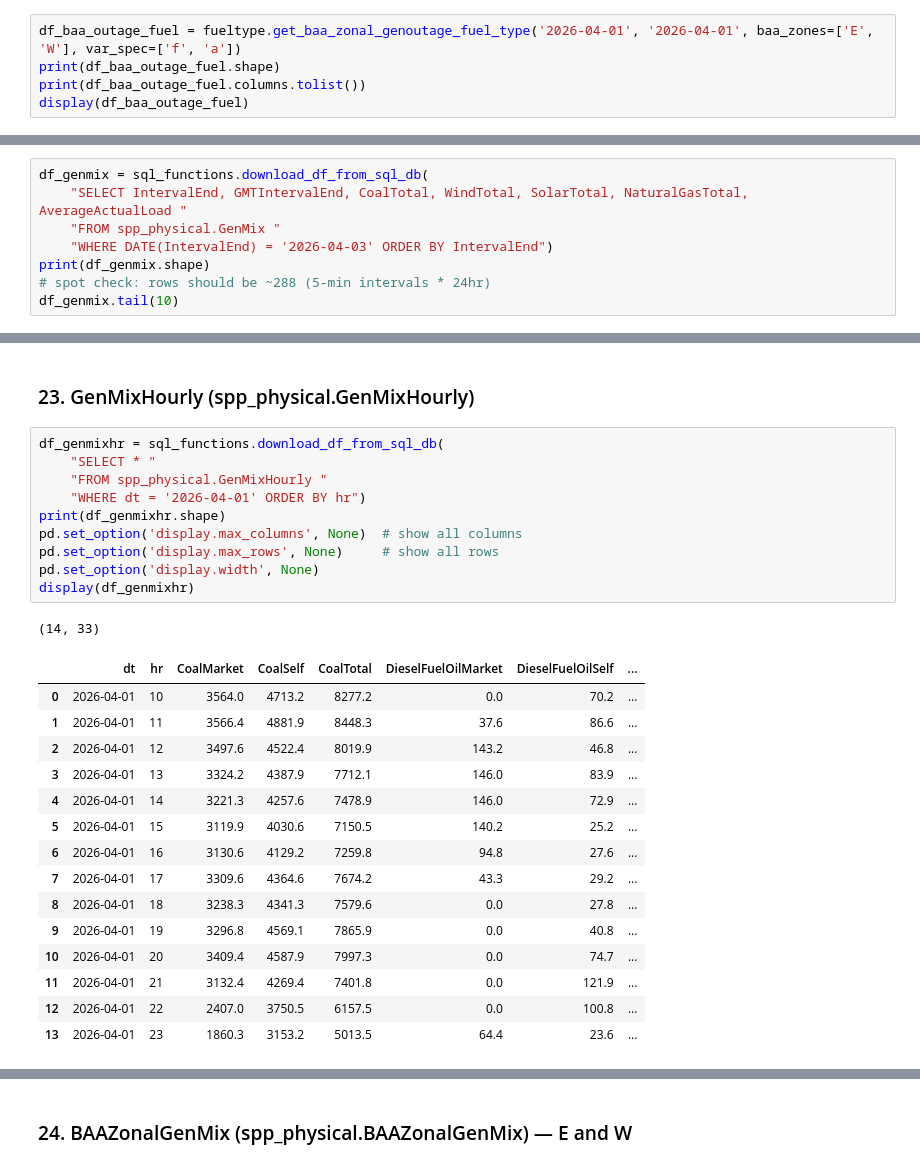
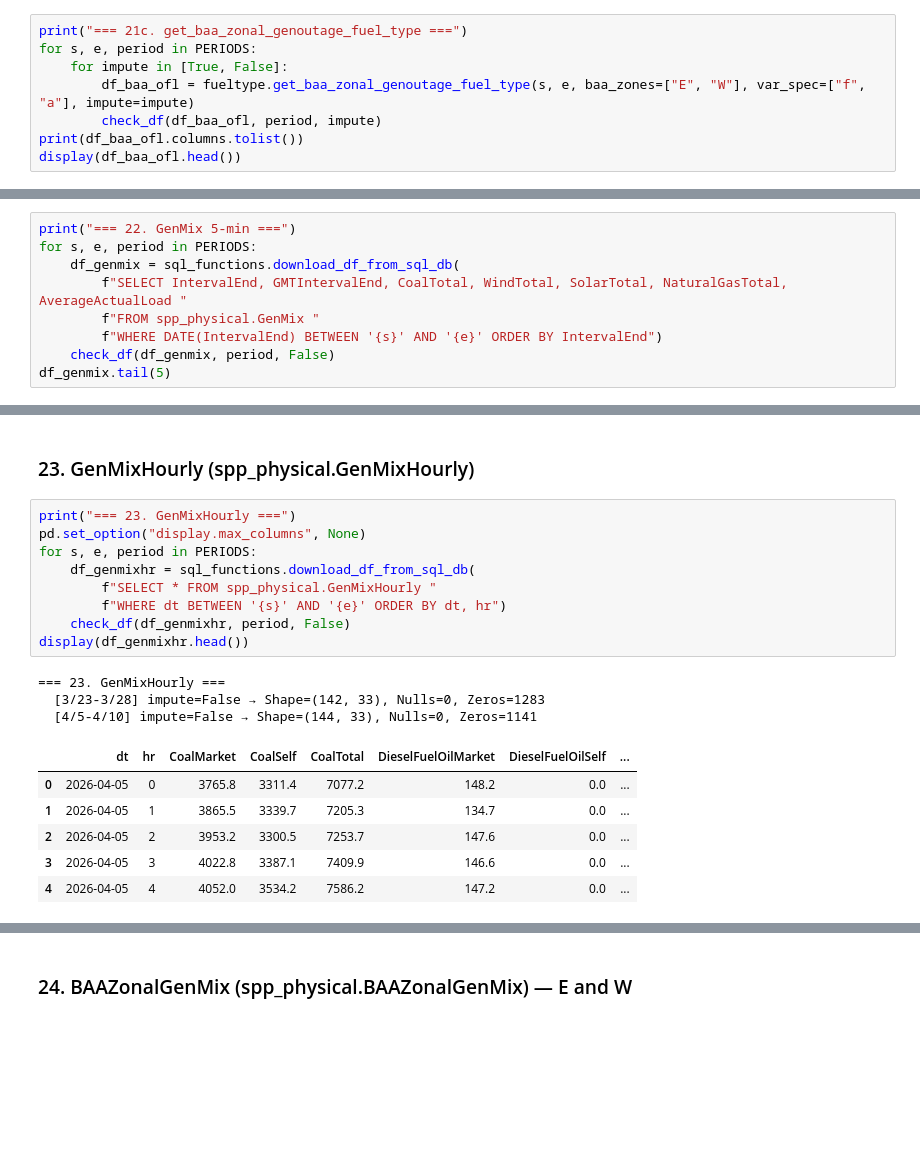
Before and after one commit to qingcheng-rgb/Qingcheng, a Jupyter notebook: QCTest/MTE_expansion/check_spp_load.ipynb, the cells around one changed output, grey strips where cells are left out. Cells and saved outputs as stored; diff of their text form; blank space fills up the shorter version.

```diff
--- a/QCTest/MTE_expansion/check_spp_load.ipynb
+++ b/QCTest/MTE_expansion/check_spp_load.ipynb
@@ -1021,8 +1108,11 @@ print(df_outage_fuel)
 
 SPP only. Reads `spp_physical.BAAZonalGenOutagebyFuelTypeForecast` and `BAAZonalGenOutagebyFuelTypeActual`.
 # %%
-df_baa_outage_fuel = fueltype.get_baa_zonal_genoutage_fuel_type('2026-04-01', '2026-04-01', baa_zones=['E', 'W'], var_spec=['f', 'a'])
-print(df_baa_outage_fuel.shape)
-print(df_baa_outage_fuel.columns.tolist())
-display(df_baa_outage_fuel)
+print("=== 21c. get_baa_zonal_genoutage_fuel_type ===")
+for s, e, period in PERIODS:
+    for impute in [True, False]:
+        df_baa_ofl = fueltype.get_baa_zonal_genoutage_fuel_type(s, e, baa_zones=["E", "W"], var_spec=["f", "a"], impute=impute)
+        check_df(df_baa_ofl, period, impute)
+print(df_baa_ofl.columns.tolist())
+display(df_baa_ofl.head())
 # %% [output]
@@ -1164,11 +1224,12 @@ mapping shape: (12, 2)
 # %% [markdown]
 ### 22. GenMix 5-min (spp_physical.GenMix)
 # %%
-df_genmix = sql_functions.download_df_from_sql_db(
-    "SELECT IntervalEnd, GMTIntervalEnd, CoalTotal, WindTotal, SolarTotal, NaturalGasTotal, AverageActualLoad "
-    "FROM spp_physical.GenMix "
-    "WHERE DATE(IntervalEnd) = '2026-04-03' ORDER BY IntervalEnd")
-print(df_genmix.shape)
-# spot check: rows should be ~288 (5-min intervals * 24hr)
-df_genmix.tail(10)
+print("=== 22. GenMix 5-min ===")
+for s, e, period in PERIODS:
+    df_genmix = sql_functions.download_df_from_sql_db(
+        f"SELECT IntervalEnd, GMTIntervalEnd, CoalTotal, WindTotal, SolarTotal, NaturalGasTotal, AverageActualLoad "
+        f"FROM spp_physical.GenMix "
+        f"WHERE DATE(IntervalEnd) BETWEEN '{s}' AND '{e}' ORDER BY IntervalEnd")
+    check_df(df_genmix, period, False)
+df_genmix.tail(5)
 # %% [output]
@@ -1187,29 +1245,21 @@ df_genmix.tail(10)
 # %% [markdown]
 ### 23. GenMixHourly (spp_physical.GenMixHourly)
 # %%
-df_genmixhr = sql_functions.download_df_from_sql_db(
-    "SELECT * "
-    "FROM spp_physical.GenMixHourly "
-    "WHERE dt = '2026-04-01' ORDER BY hr")
-print(df_genmixhr.shape)
-pd.set_option('display.max_columns', None)  # show all columns
-pd.set_option('display.max_rows', None)     # show all rows
-pd.set_option('display.width', None)
-display(df_genmixhr)
+print("=== 23. GenMixHourly ===")
+pd.set_option("display.max_columns", None)
+for s, e, period in PERIODS:
+    df_genmixhr = sql_functions.download_df_from_sql_db(
+        f"SELECT * FROM spp_physical.GenMixHourly "
+        f"WHERE dt BETWEEN '{s}' AND '{e}' ORDER BY dt, hr")
+    check_df(df_genmixhr, period, False)
+display(df_genmixhr.head())
 # %% [output]
-(14, 33)
+=== 23. GenMixHourly ===
+  [3/23-3/28] impute=False → Shape=(142, 33), Nulls=0, Zeros=1283
+  [4/5-4/10] impute=False → Shape=(144, 33), Nulls=0, Zeros=1141
 |  | dt | hr | CoalMarket | CoalSelf | CoalTotal | DieselFuelOilMarket | DieselFuelOilSelf | ... |
-| 0 | 2026-04-01 | 10 | 3564.0 | 4713.2 | 8277.2 | 0.0 | 70.2 | ... |
-| 1 | 2026-04-01 | 11 | 3566.4 | 4881.9 | 8448.3 | 37.6 | 86.6 | ... |
-| 2 | 2026-04-01 | 12 | 3497.6 | 4522.4 | 8019.9 | 143.2 | 46.8 | ... |
-| 3 | 2026-04-01 | 13 | 3324.2 | 4387.9 | 7712.1 | 146.0 | 83.9 | ... |
-| 4 | 2026-04-01 | 14 | 3221.3 | 4257.6 | 7478.9 | 146.0 | 72.9 | ... |
-| 5 | 2026-04-01 | 15 | 3119.9 | 4030.6 | 7150.5 | 140.2 | 25.2 | ... |
-| 6 | 2026-04-01 | 16 | 3130.6 | 4129.2 | 7259.8 | 94.8 | 27.6 | ... |
-| 7 | 2026-04-01 | 17 | 3309.6 | 4364.6 | 7674.2 | 43.3 | 29.2 | ... |
-| 8 | 2026-04-01 | 18 | 3238.3 | 4341.3 | 7579.6 | 0.0 | 27.8 | ... |
-| 9 | 2026-04-01 | 19 | 3296.8 | 4569.1 | 7865.9 | 0.0 | 40.8 | ... |
-| 10 | 2026-04-01 | 20 | 3409.4 | 4587.9 | 7997.3 | 0.0 | 74.7 | ... |
-| 11 | 2026-04-01 | 21 | 3132.4 | 4269.4 | 7401.8 | 0.0 | 121.9 | ... |
-| 12 | 2026-04-01 | 22 | 2407.0 | 3750.5 | 6157.5 | 0.0 | 100.8 | ... |
-| 13 | 2026-04-01 | 23 | 1860.3 | 3153.2 | 5013.5 | 64.4 | 23.6 | ... |
+| 0 | 2026-04-05 | 0 | 3765.8 | 3311.4 | 7077.2 | 148.2 | 0.0 | ... |
+| 1 | 2026-04-05 | 1 | 3865.5 | 3339.7 | 7205.3 | 134.7 | 0.0 | ... |
+| 2 | 2026-04-05 | 2 | 3953.2 | 3300.5 | 7253.7 | 147.6 | 0.0 | ... |
+| 3 | 2026-04-05 | 3 | 4022.8 | 3387.1 | 7409.9 | 146.6 | 0.0 | ... |
+| 4 | 2026-04-05 | 4 | 4052.0 | 3534.2 | 7586.2 | 147.2 | 0.0 | ... |
```
Also changed, not shown: parts of 61 cells of this notebook, 4 other files.
